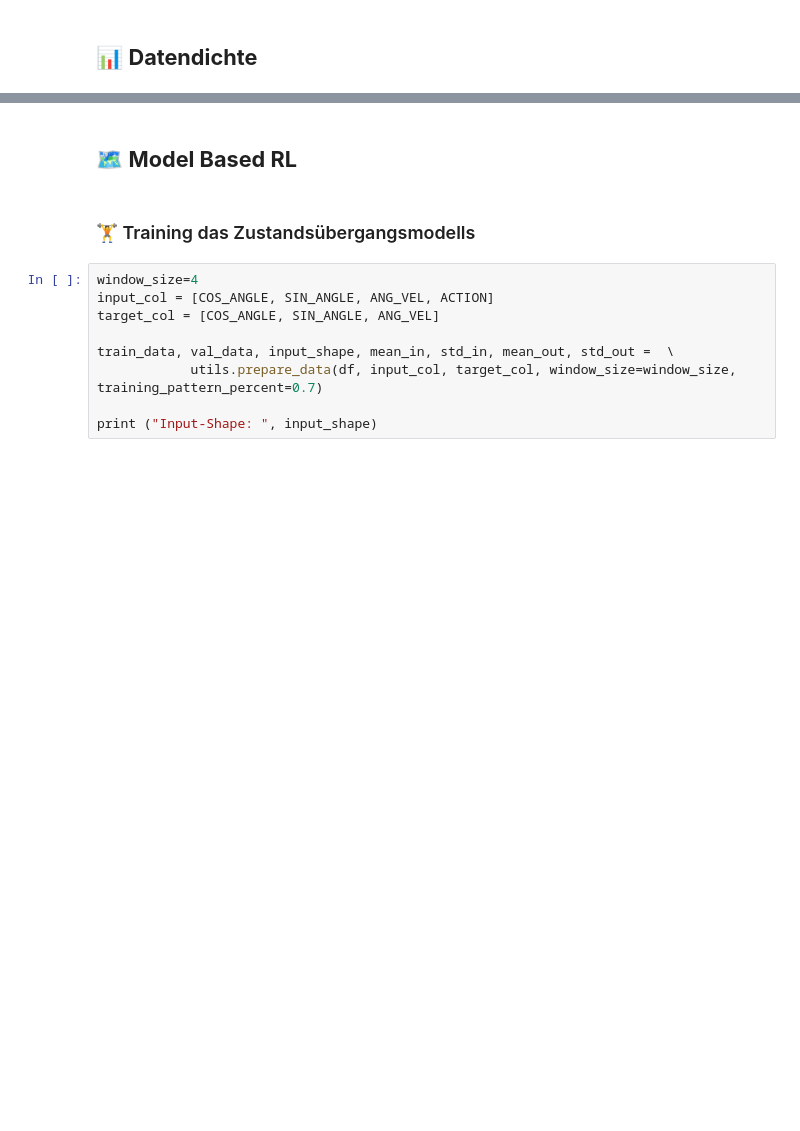
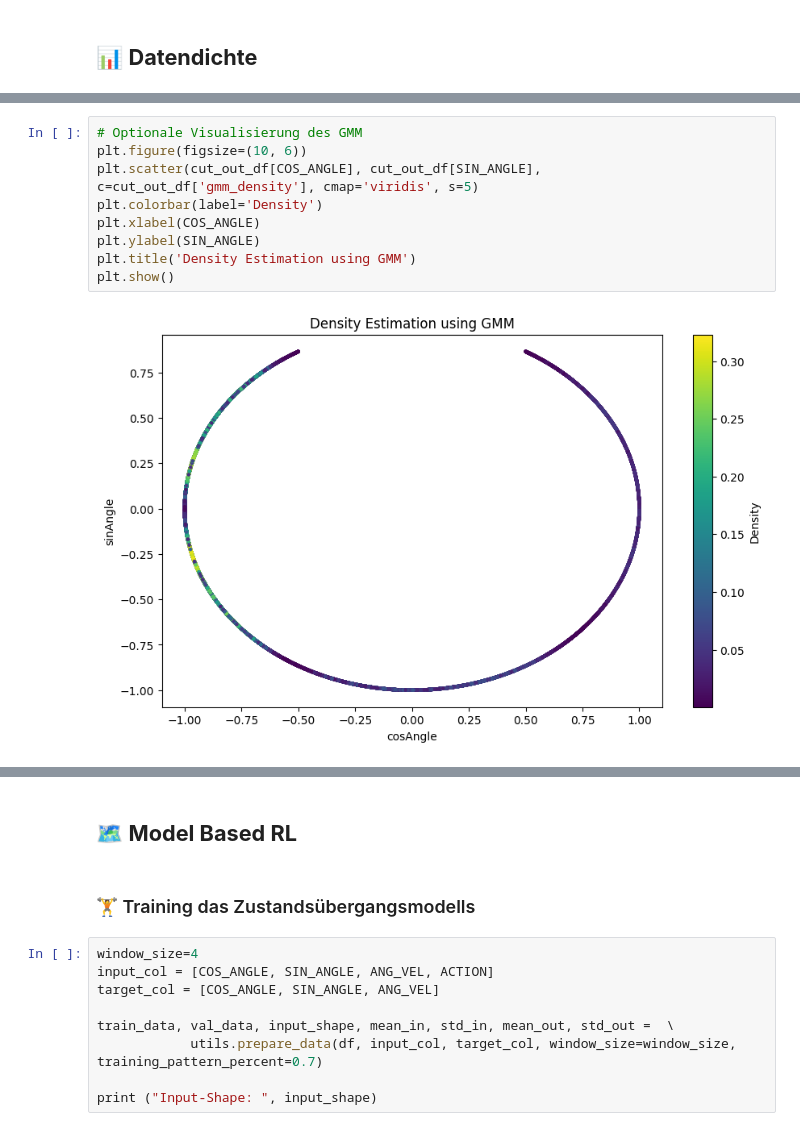
Before and after one commit to LeonLantz/LMU_RFL_SoSe24, a Jupyter notebook: Main.ipynb, the cells around one changed output, grey strips where cells are left out. Cells and saved outputs as stored; diff of their text form; blank space fills up the shorter version.

```diff
--- a/Main.ipynb
+++ b/Main.ipynb
@@ -755,0 +825,11 @@ cut_out_df.head()
+# %%
+# Optionale Visualisierung des GMM
+plt.figure(figsize=(10, 6))
+plt.scatter(cut_out_df[COS_ANGLE], cut_out_df[SIN_ANGLE], c=cut_out_df['gmm_density'], cmap='viridis', s=5)
+plt.colorbar(label='Density')
+plt.xlabel(COS_ANGLE)
+plt.ylabel(SIN_ANGLE)
+plt.title('Density Estimation using GMM')
+plt.show()
+# %% [output]
+[figure, added]
```
Also changed, not shown: parts of 24 cells of this notebook.
